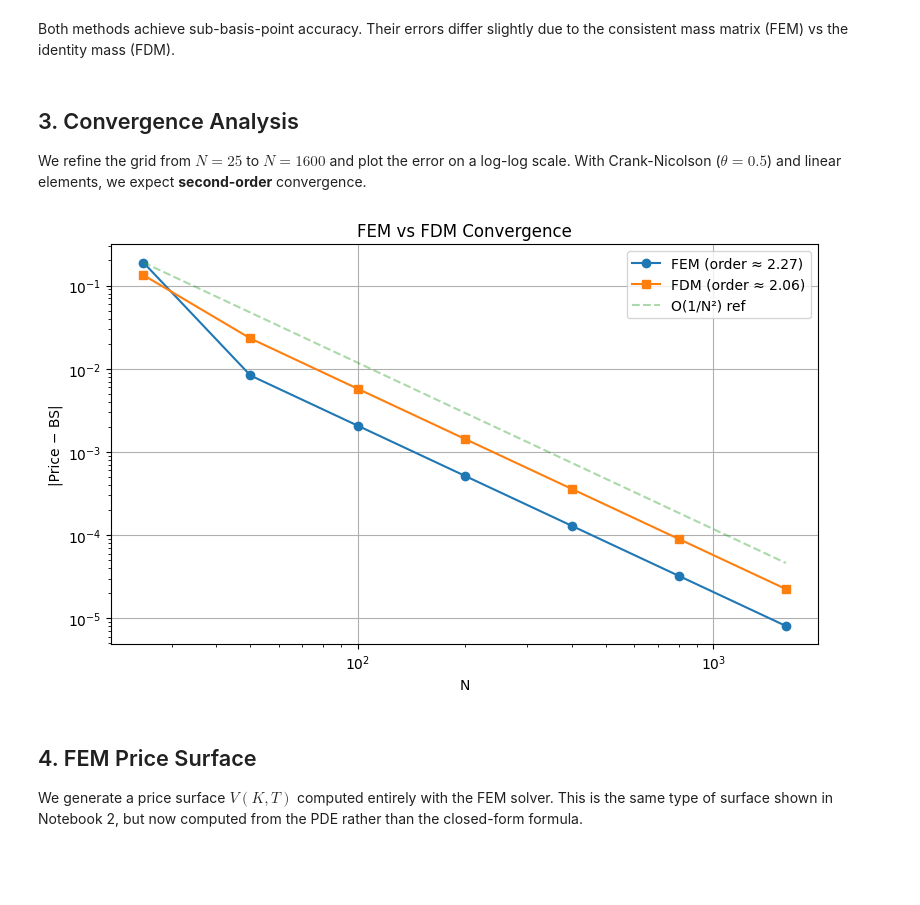
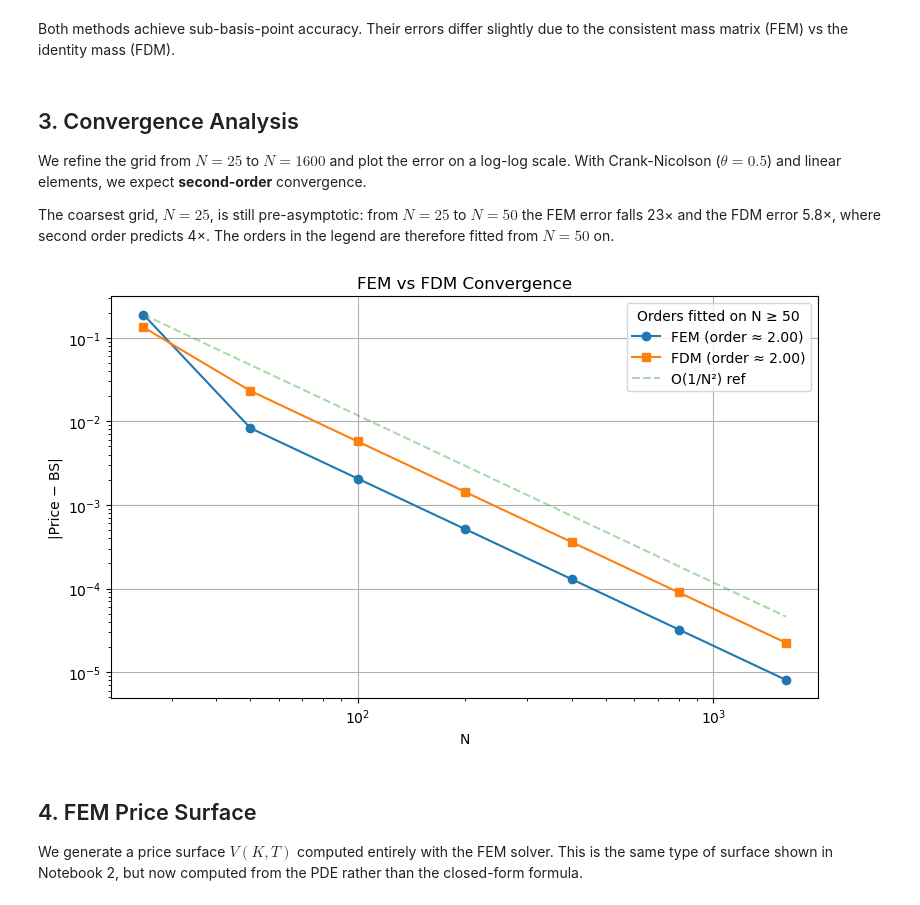
Before and after one commit to mengrenman/options-pricing-engine-black-scholes-binomial-monte-carlo, a Jupyter notebook: notebooks/05_Finite_Element_Method.ipynb, the cells around one changed output. Cells and saved outputs as stored; diff of their text form; code cells hidden in the pictures; blank space fills up the shorter version.

```diff
--- a/notebooks/05_Finite_Element_Method.ipynb
+++ b/notebooks/05_Finite_Element_Method.ipynb
@@ -97,30 +97,32 @@ Both methods achieve sub-basis-point accuracy. Their errors differ slightly due
 ## 3. Convergence Analysis
 
 We refine the grid from $N = 25$ to $N = 1600$ and plot the error on a log-log scale. With Crank-Nicolson ($\theta = 0.5$) and linear elements, we expect **second-order** convergence.
+
+The coarsest grid, $N = 25$, is still pre-asymptotic: from $N = 25$ to $N = 50$ the FEM error falls 23× and the FDM error 5.8×, where second order predicts 4×. The orders in the legend are therefore fitted from $N = 50$ on.
 # %%
 opt_c = op.OptionSpec(S0=100, K=100, T=1.0, r=0.05, sigma=0.20, q=0.0)
 bs_ref = op.bs_price(opt_c, op.CALL)
 
 Ns = [25, 50, 100, 200, 400, 800, 1600]
 fem_errors = [abs(fem_price(opt_c, op.CALL, N_S=N, N_t=N) - bs_ref) for N in Ns]
 fdm_errors = [abs(fd_price(opt_c, op.CALL, N_S=N, N_t=N) - bs_ref) for N in Ns]
 
-# Estimate convergence orders
-fem_order = -np.polyfit(np.log(Ns), np.log(fem_errors), 1)[0]
-fdm_order = -np.polyfit(np.log(Ns), np.log(fdm_errors), 1)[0]
+# Estimate convergence orders. N = 25 is pre-asymptotic, so fit from N = 50 on.
+fem_order = -np.polyfit(np.log(Ns[1:]), np.log(fem_errors[1:]), 1)[0]
+fdm_order = -np.polyfit(np.log(Ns[1:]), np.log(fdm_errors[1:]), 1)[0]
 
 fig, ax = plt.subplots(figsize=(8, 5))
 ax.loglog(Ns, fem_errors, "o-", label=f"FEM (order ≈ {fem_order:.2f})")
 ax.loglog(Ns, fdm_errors, "s-", label=f"FDM (order ≈ {fdm_order:.2f})")
 ax.loglog(Ns, [fem_errors[0] * (Ns[0]/N)**2 for N in Ns], "--", alpha=0.4, label="O(1/N²) ref")
 ax.set_xlabel("N")
 ax.set_ylabel("|Price − BS|")
 ax.set_title("FEM vs FDM Convergence")
-ax.legend()
+ax.legend(title="Orders fitted on N ≥ 50")
 plt.tight_layout()
 plt.show()
 # %% [output]
-[figure, old version]
+[figure, new version]
 # %% [markdown]
 ## 4. FEM Price Surface
 
```
Also changed, not shown: parts of 2 cells of this notebook, 4 other files.
